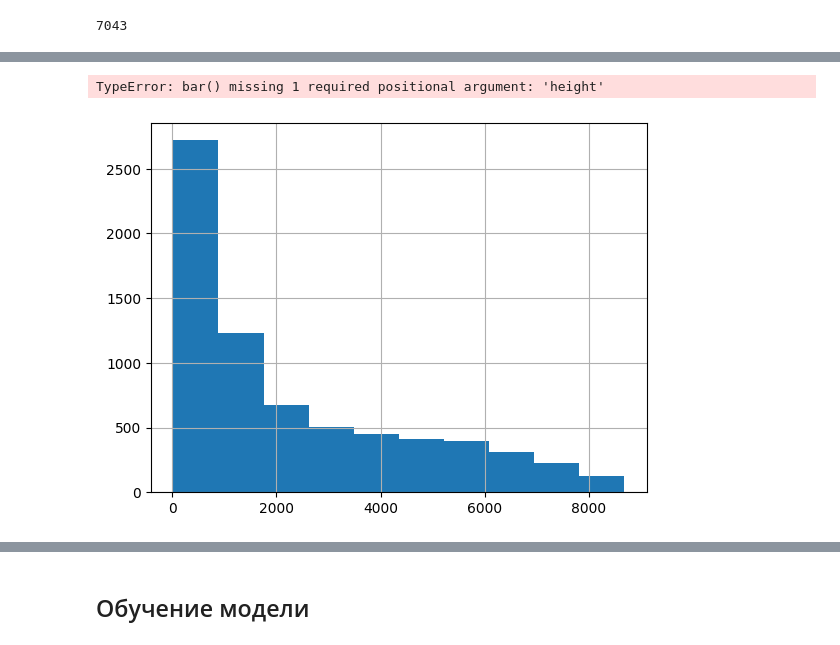
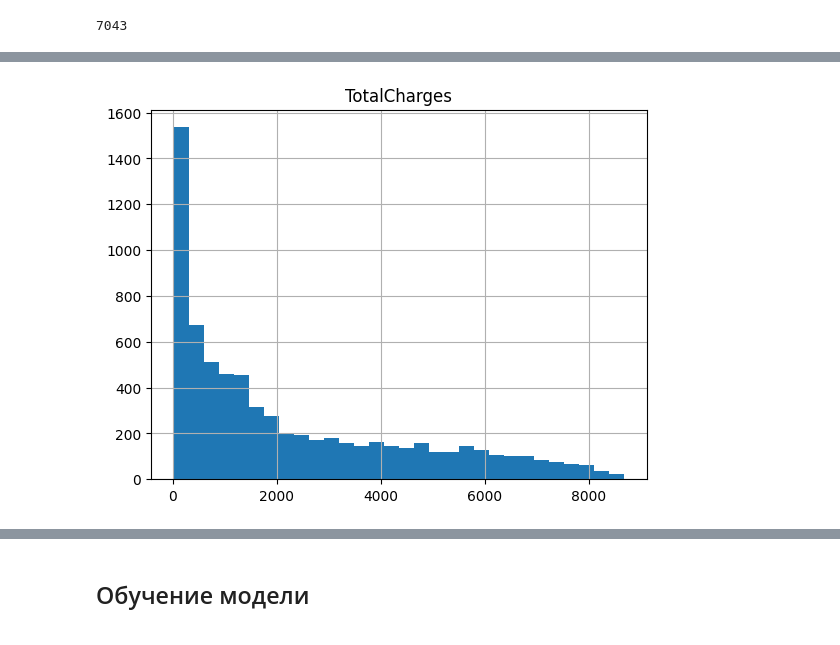
Before and after one commit to kirillva/project-final, a Jupyter notebook: index.ipynb, the cells around one changed output, grey strips where cells are left out. Drawn from its saved outputs; the diff is of its cells as text; code cells hidden in the pictures.

```diff
--- a/index.ipynb
+++ b/index.ipynb
@@ -284,7 +289,7 @@ display(internet.head())
 | 3 | 7795-CFOCW | DSL | Yes | No | Yes | Yes | No | ... |
 | 4 | 9237-HQITU | Fiber optic | No | No | No | No | No | ... |
 # %%
-contract['Target'] = contract['EndDate'].isna()
+contract['Target'] = contract['EndDate'].isna().astype(int)
 # %% [markdown]
 ### Вывод:
 Был создан Target из EndDate, изменен формат internet и phone, чтобы корректно отобразить названия колонок.
@@ -510,12 +519,6 @@ plt.show()
-# %%
-for i in categorical:
-    plt.bar(df[i].value_counts())
-    plt.show()
-    #print(df[i].value_counts())
-# %% [output]
-TypeError: bar() missing 1 required positional argument: 'height'
 # %%
-plt.hist(contract['TotalCharges'])
+plt.hist(contract['TotalCharges'], bins=30)
+plt.title('TotalCharges')
 plt.grid(True)
 # %% [output]
-[figure, old version]
+[figure, new version]
```
Also changed, not shown: parts of 26 cells of this notebook.
